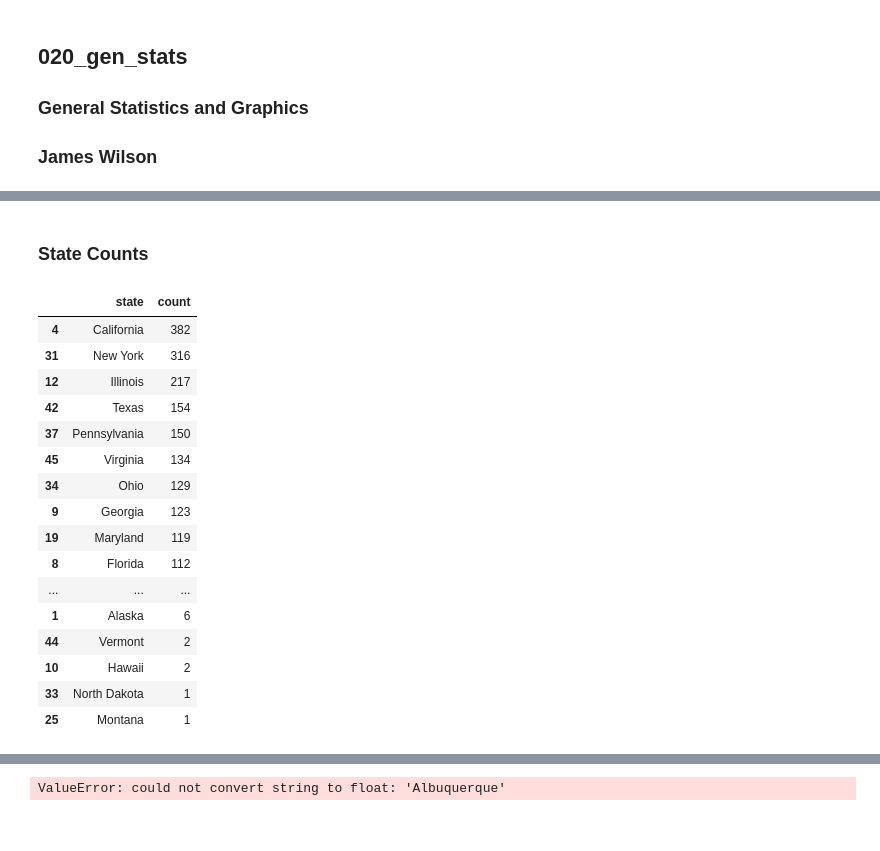
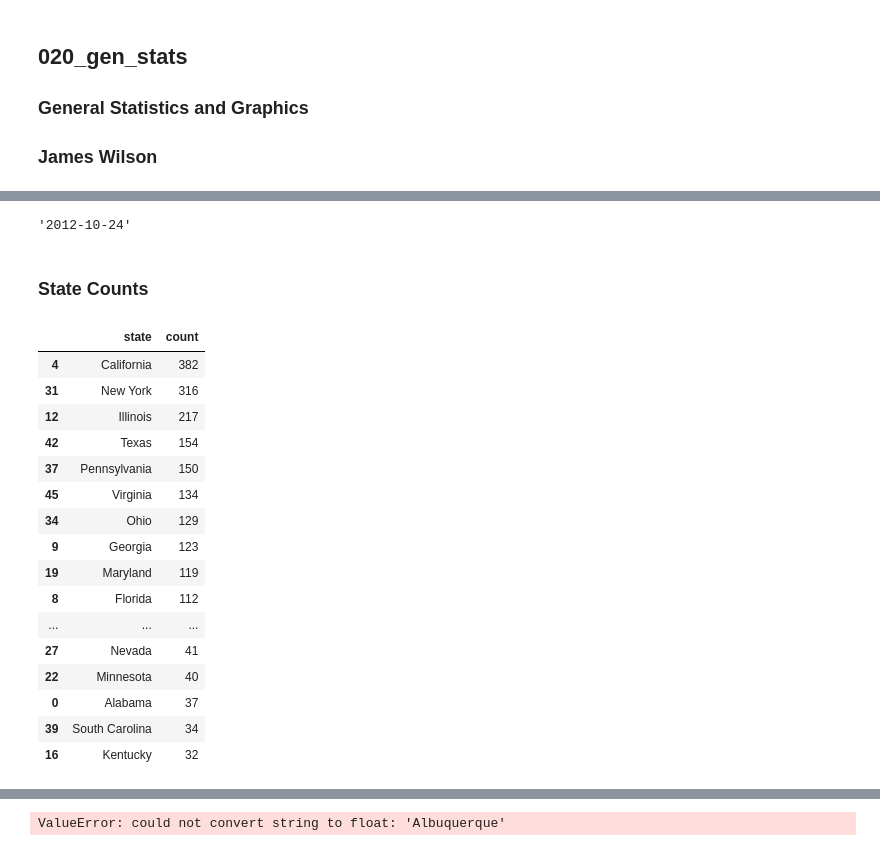
Before and after one commit to JamesWWilson/Jeopardy-Fun-Facts, a Jupyter notebook: Scripts/020_gen_stats.ipynb, the cells around one changed output, grey strips where cells are left out. Saved outputs shown, nothing was run; the diff lists cells and outputs as text; code cells hidden in the pictures.

```diff
--- a/Scripts/020_gen_stats.ipynb
+++ b/Scripts/020_gen_stats.ipynb
@@ -32,0 +42,5 @@ Name: Occupation, Length: 1971, dtype: int64
+# %%
+jeopardy_df['Date'].min() # '2012-10-24'
+jeopardy_df['Date'].max() # '2019-07-26'
+# %% [output]
+'2012-10-24'
@@ -34,27 +54,26 @@ Name: Occupation, Length: 1971, dtype: int64
 ### State Counts
 # %%
 state_counts = jeopardy_df.groupby('state')['Full Name'].agg(['count']).reset_index()
-
 state_counts.sort_values(by=['count'], ascending=False,inplace=True)
-state_counts
+state_counts.head(25)
 # %% [output]
 |  | state | count |
 | 4 | California | 382 |
 | 31 | New York | 316 |
 | 12 | Illinois | 217 |
 | 42 | Texas | 154 |
 | 37 | Pennsylvania | 150 |
 | 45 | Virginia | 134 |
 | 34 | Ohio | 129 |
 | 9 | Georgia | 123 |
 | 19 | Maryland | 119 |
 | 8 | Florida | 112 |
 | ... | ... | ... |
-| 1 | Alaska | 6 |
-| 44 | Vermont | 2 |
-| 10 | Hawaii | 2 |
-| 33 | North Dakota | 1 |
-| 25 | Montana | 1 |
+| 27 | Nevada | 41 |
+| 22 | Minnesota | 40 |
+| 0 | Alabama | 37 |
+| 39 | South Carolina | 34 |
+| 16 | Kentucky | 32 |
 # %%
 import plotly.express as px
 fig = px.bar(state_counts, x='state', y='count',color='count',
```
Also changed, not shown: parts of 15 cells of this notebook, 9 other files.
